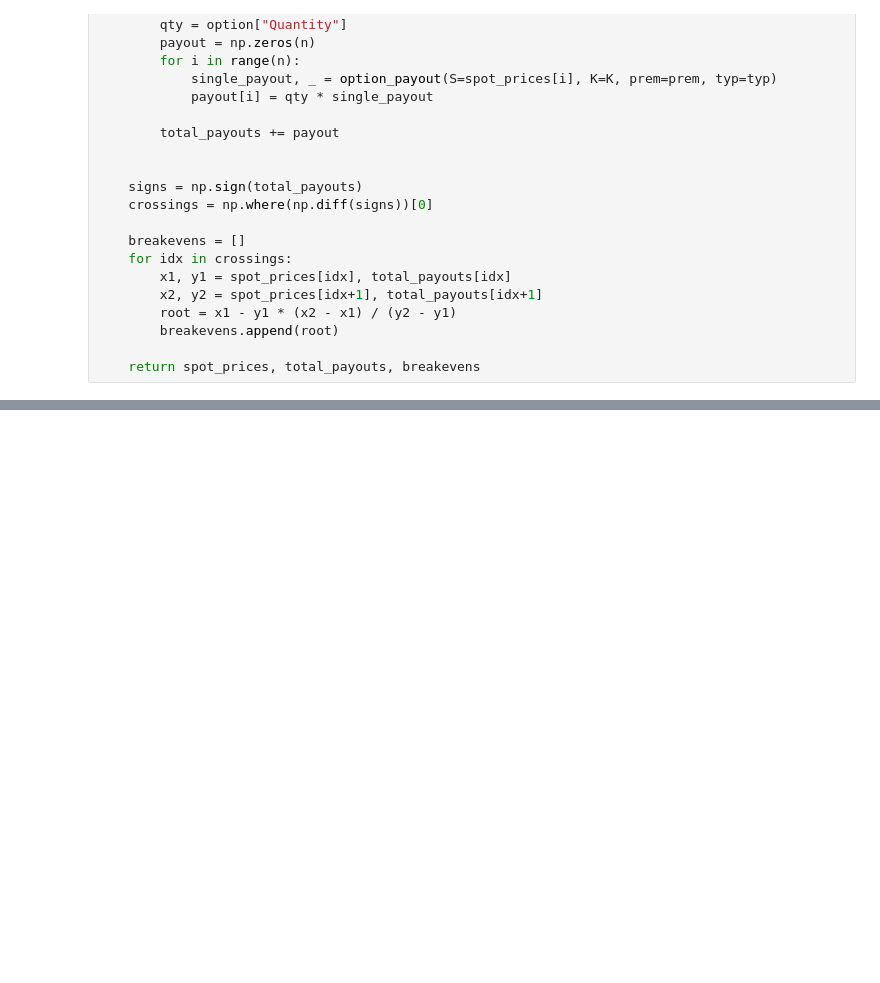
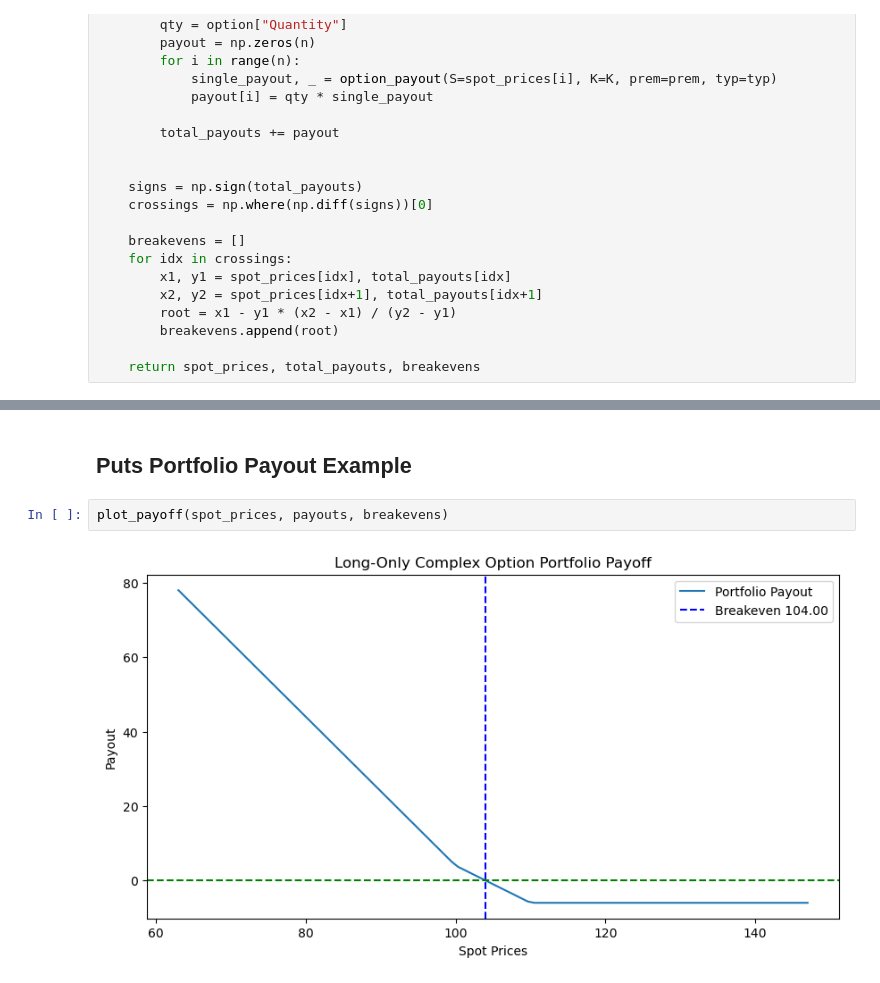
Before and after one commit to George-Dros/options-strategy-lab, a Jupyter notebook: PnL.ipynb, the cells around one changed output, grey strips where cells are left out. Saved outputs shown, nothing was run; the diff lists cells and outputs as text; blank space fills up the shorter version.

```diff
--- a/PnL.ipynb
+++ b/PnL.ipynb
@@ -83,0 +106,6 @@ portfolio = [
+# %% [markdown]
+## Puts Portfolio Payout Example
+# %%
+plot_payoff(spot_prices, payouts, breakevens)
+# %% [output]
+[figure, added]
```
Also changed, not shown: parts of 18 cells of this notebook.
